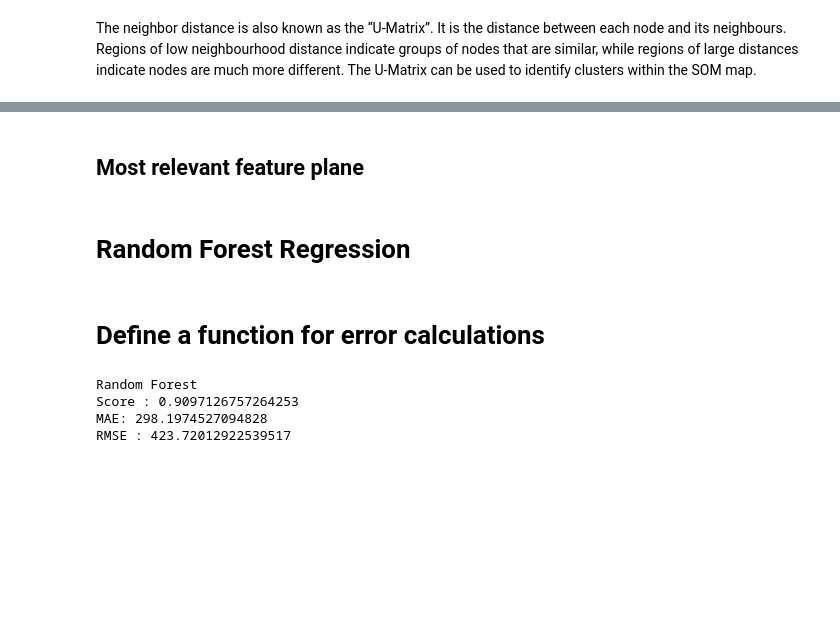
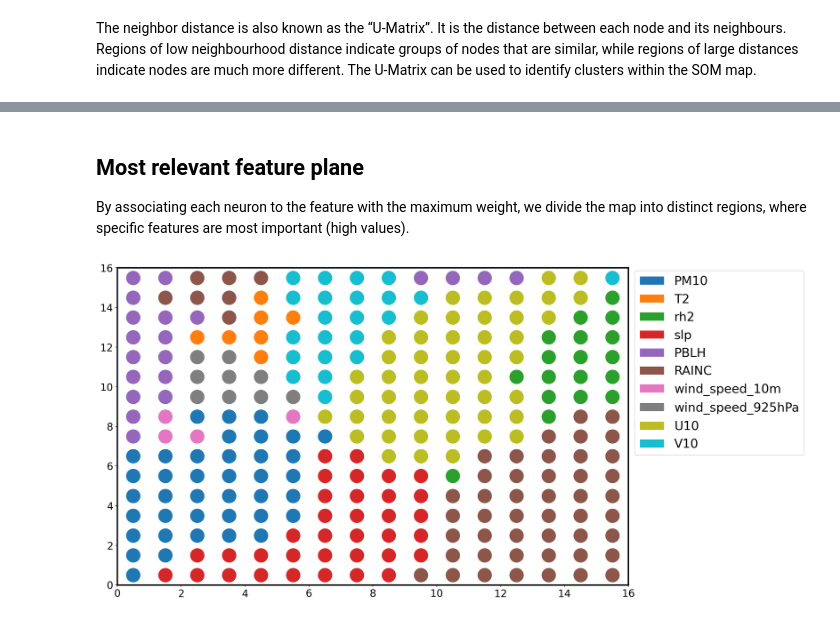
Before and after one commit to projectpythia-mystmd/dust-cookbook, a Jupyter notebook: SOM_notebook.ipynb, the cells around one changed output, grey strips where cells are left out. Saved outputs shown, nothing was run; the diff lists cells and outputs as text; code cells hidden in the pictures; blank space fills up the shorter version.

```diff
--- a/SOM_notebook.ipynb
+++ b/SOM_notebook.ipynb
@@ -219,27 +166,25 @@ plt.savefig('feature_patterns.png')
 # %% [markdown]
 ## Most relevant feature plane
+By associating each neuron to the feature with the maximum weight, we divide the map into distinct regions, where specific features are most important (high values).
 # %%
-# cols = np.array(['sandybrown', 'red', 'darkgreen', 'steelblue', 'magenta', 'lighseagreen', 'blue', 'slateblue', 'orange',
-#                'darkorange'])
 Z = np.zeros((num, num))
+W = som.get_weights()
 plt.figure(figsize=(16, 10))
 for i in np.arange(som._weights.shape[0]):
     for j in np.arange(som._weights.shape[1]):
         feature = np.argmax(W[i, j , :])
         plt.plot([i+.5], [j+.5], color='C'+str(feature),
                  marker='o', markersize=24)
 
 legend_elements = [Patch(facecolor='C'+str(i),
                          edgecolor='w',
                          label=f) for i, f in enumerate(feature_names)]
 
 plt.legend(handles=legend_elements,
            loc='center left',
-           bbox_to_anchor=(1, .75))
-
+           bbox_to_anchor=(1, .7))
 plt.xlim([0, num])
 plt.ylim([0, num])
-plt.savefig('feature_importance.png')
 plt.show()
+# %% [output]
+[figure, added]
-# %% [markdown]
-# Random Forest Regression
@@ -255,2 +190,0 @@ from sklearn.metrics import mean_squared_error,mean_absolute_error
-# %% [markdown]
-# Define a function for error calculations
@@ -265,21 +190,0 @@ def regression_stats(model_fit, model_name, features_test, pred, target_test):
-# %%
-target_vars = dust_df['PM10']   # PM10 concentration is the target variable
-features = dust_df.drop(['PM10'], axis=1)  # remaining variables should be features
-
-# split the data into 70% training and reserve 30% for testing
-train_features, test_features, train_target, test_target = train_test_split(features,
-                                                                target_vars, test_size = 0.3)
-
-# Now train the model using the training sets
-rf = RandomForestRegressor(n_estimators=200,
-                    random_state=42, n_jobs=-1)
-# Fit Random forest model
-rf.fit(train_features, train_target)
-predictions = rf.predict(test_features)
-
-regression_stats(rf,'Random Forest',test_features, predictions, test_target)
-# %% [output]
-Random Forest
-Score : 0.9097126757264253
-MAE: 298.1974527094828
-RMSE : 423.72012922539517
```
Also changed, not shown: parts of 24 cells of this notebook, 3 other files.
